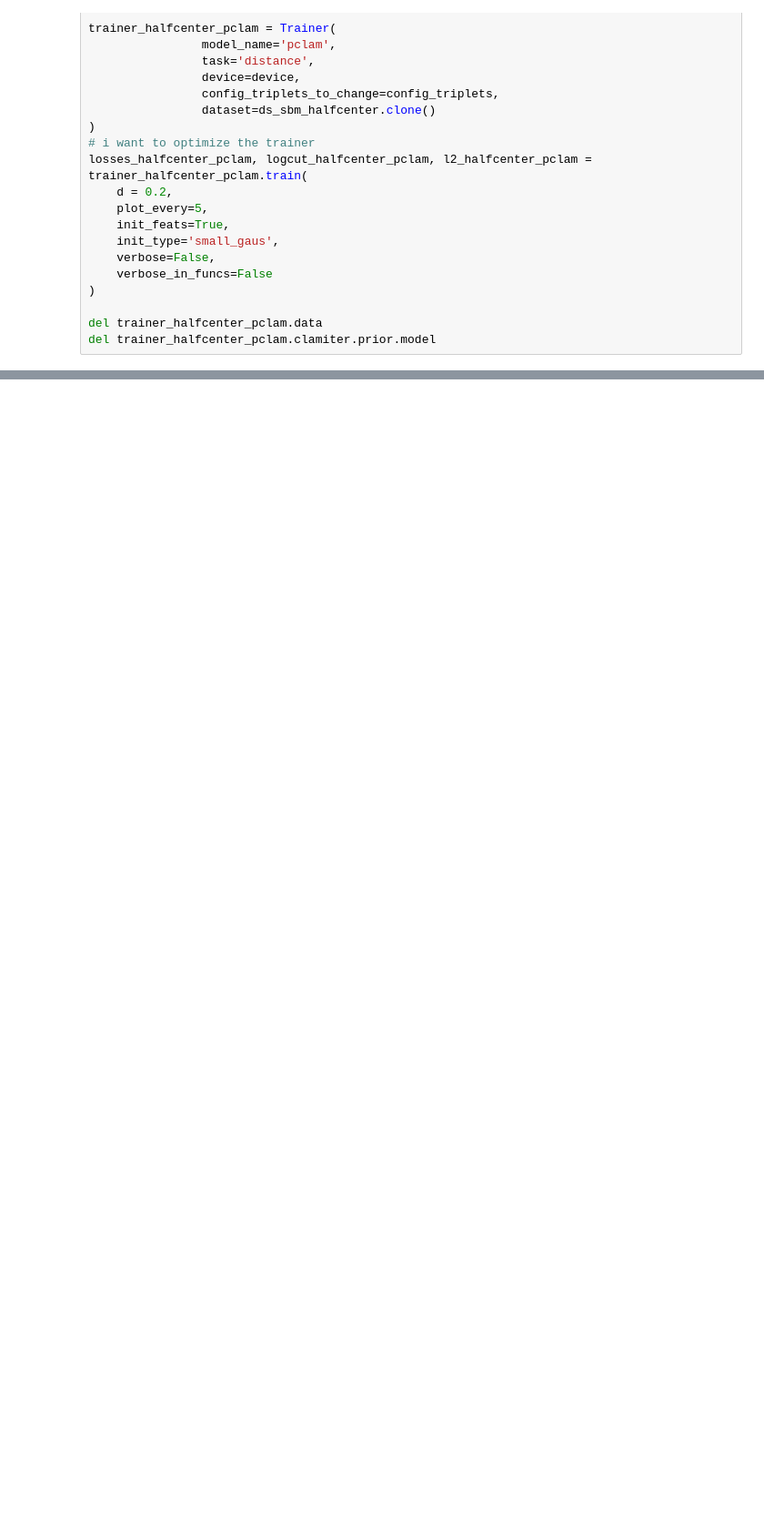
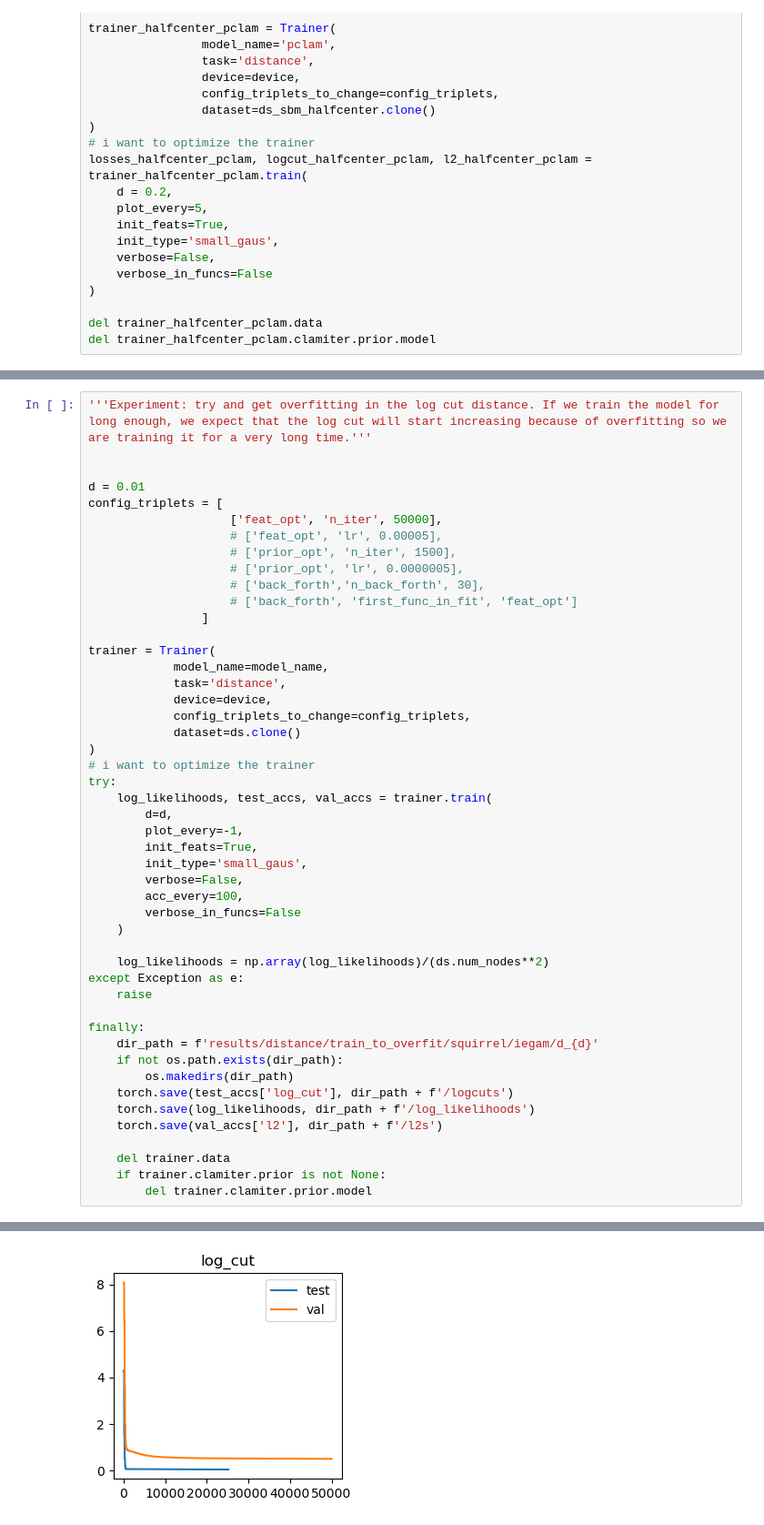
Before and after one commit to JuanCervino/PieClamNonSym, a Jupyter notebook: experiments/distance_sbm.ipynb, the cells around one changed output, grey strips where cells are left out. Shown at 91% size. Saved outputs shown, nothing was run; the diff lists cells and outputs as text; blank space fills up the shorter version.

```diff
--- a/experiments/distance_sbm.ipynb
+++ b/experiments/distance_sbm.ipynb
@@ -550,0 +712,49 @@ del trainer_halfcenter_pclam.clamiter.prior.model
+# %%
+'''Experiment: try and get overfitting in the log cut distance. If we train the model for long enough, we expect that the log cut will start increasing because of overfitting so we are training it for a very long time.'''
+
+
+d = 0.01
+config_triplets = [
+                    ['feat_opt', 'n_iter', 50000],
+                    # ['feat_opt', 'lr', 0.00005],
+                    # ['prior_opt', 'n_iter', 1500],
+                    # ['prior_opt', 'lr', 0.0000005],
+                    # ['back_forth','n_back_forth', 30],
+                    # ['back_forth', 'first_func_in_fit', 'feat_opt']
+                ]
+
+trainer = Trainer(
+            model_name=model_name,
+            task='distance',
+            device=device,
+            config_triplets_to_change=config_triplets,
+            dataset=ds.clone()
+)
+# i want to optimize the trainer
+try:
+    log_likelihoods, test_accs, val_accs = trainer.train(
+        d=d,
+        plot_every=-1,
+        init_feats=True,
+        init_type='small_gaus',
+        verbose=False,
+        acc_every=100,
+        verbose_in_funcs=False
+    )
+
+    log_likelihoods = np.array(log_likelihoods)/(ds.num_nodes**2)
+except Exception as e:
+    raise
+
+finally:
+    dir_path = f'results/distance/train_to_overfit/squirrel/iegam/d_{d}'
+    if not os.path.exists(dir_path):
+        os.makedirs(dir_path)
+    torch.save(test_accs['log_cut'], dir_path + f'/logcuts')
+    torch.save(log_likelihoods, dir_path + f'/log_likelihoods')
+    torch.save(val_accs['l2'], dir_path + f'/l2s')
+
+    del trainer.data
+    if trainer.clamiter.prior is not None:
+        del trainer.clamiter.prior.model
+# %% [output]
@@ -550,0 +780 @@ del trainer_halfcenter_pclam.clamiter.prior.model
+[figure, added]
```
Also changed, not shown: parts of 10 cells of this notebook, 43 other files.
